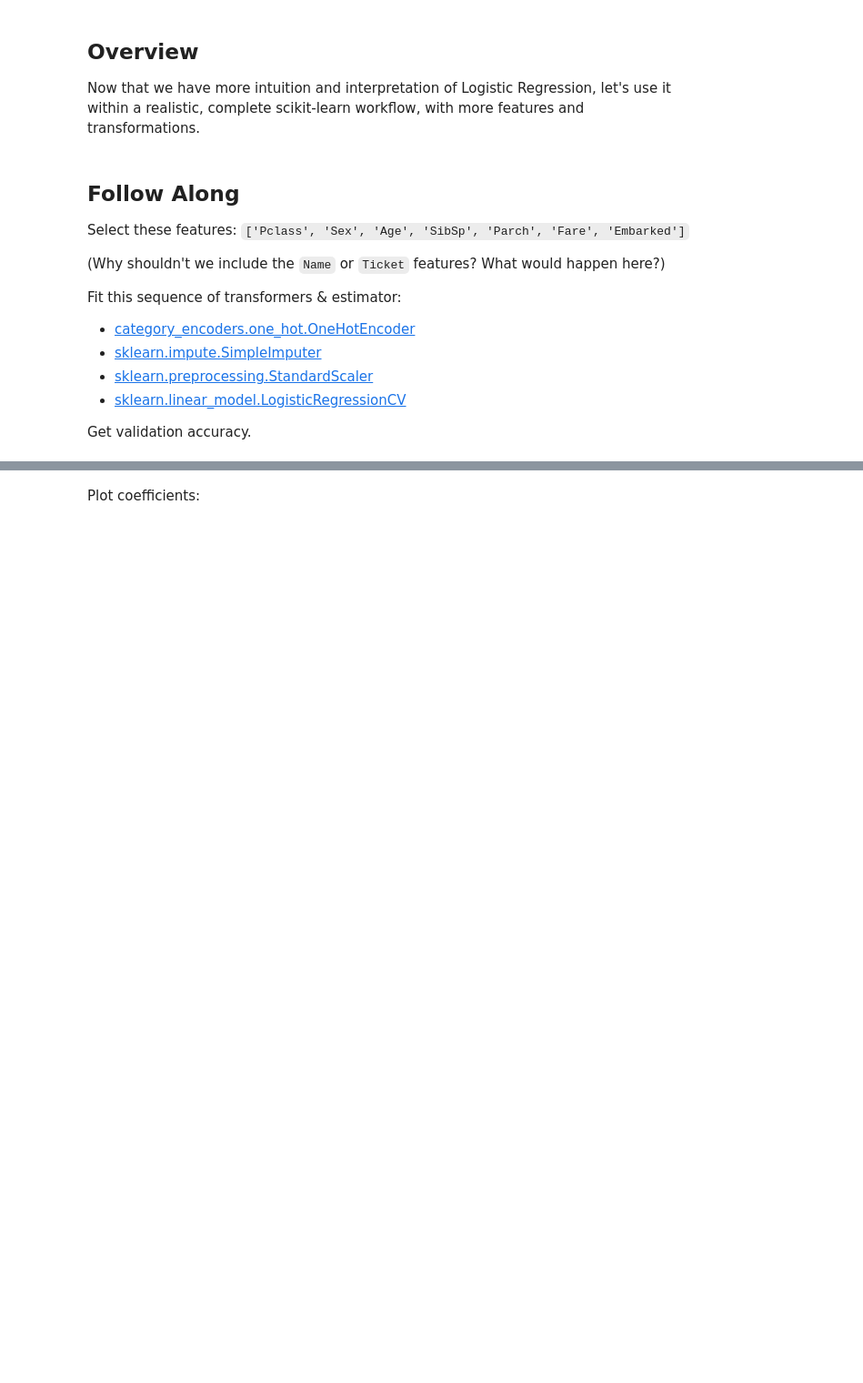
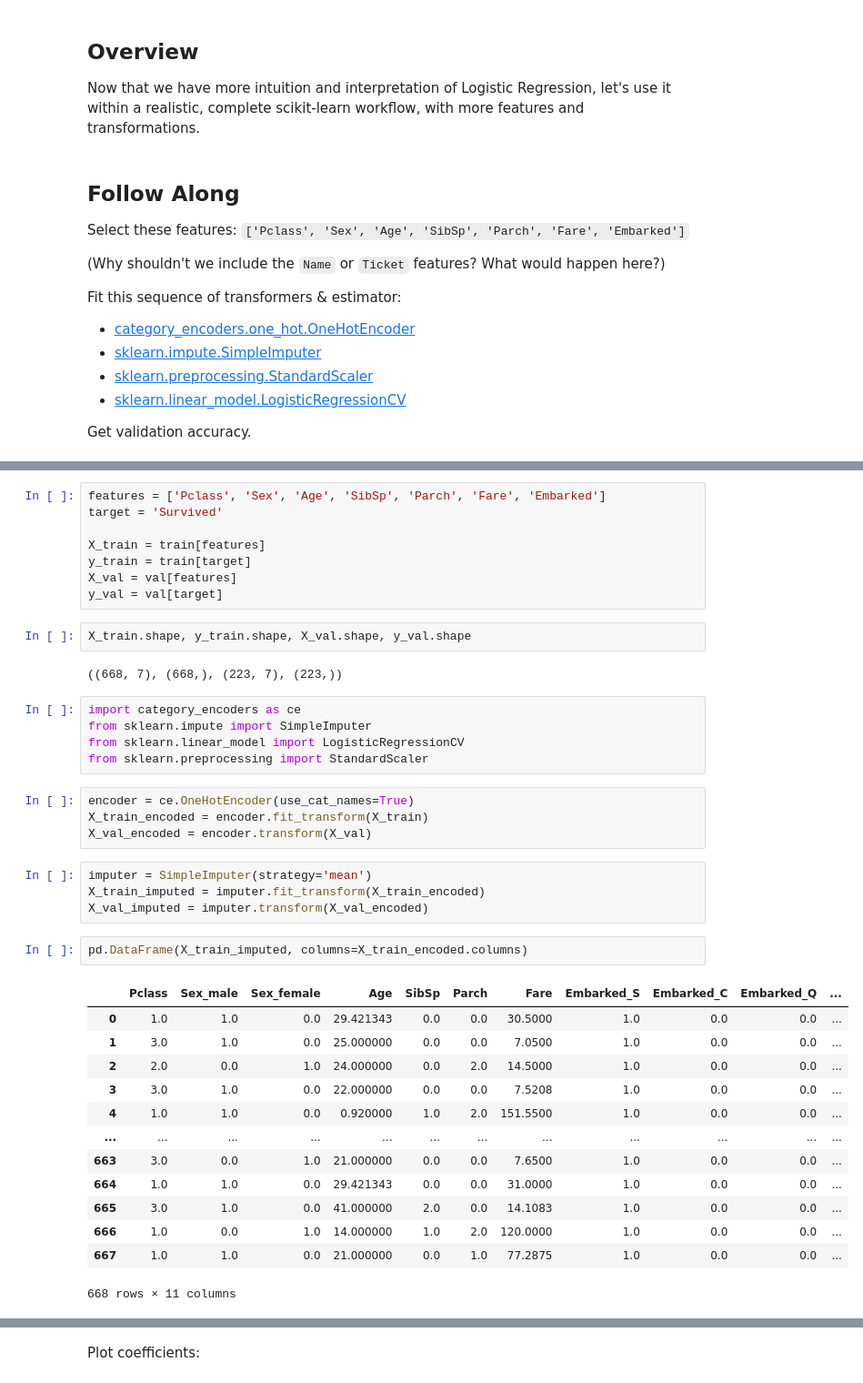
Before and after one commit to benjcrich/DS-Unit-2-Linear-Models, a Jupyter notebook: module4-logistic-regression/LS_DS_214.ipynb, the cells around one changed output, grey strips where cells are left out. Shown at 91% size. Drawn from its saved outputs; the diff is of its cells as text; blank space fills up the shorter version.

```diff
--- a/module4-logistic-regression/LS_DS_214.ipynb
+++ b/module4-logistic-regression/LS_DS_214.ipynb
@@ -256,0 +374,41 @@ Get validation accuracy.
+# %%
+features = ['Pclass', 'Sex', 'Age', 'SibSp', 'Parch', 'Fare', 'Embarked']
+target = 'Survived'
+
+X_train = train[features]
+y_train = train[target]
+X_val = val[features]
+y_val = val[target]
+# %%
+X_train.shape, y_train.shape, X_val.shape, y_val.shape
+# %% [output]
+((668, 7), (668,), (223, 7), (223,))
+# %%
+import category_encoders as ce
+from sklearn.impute import SimpleImputer
+from sklearn.linear_model import LogisticRegressionCV
+from sklearn.preprocessing import StandardScaler
+# %%
+encoder = ce.OneHotEncoder(use_cat_names=True)
+X_train_encoded = encoder.fit_transform(X_train)
+X_val_encoded = encoder.transform(X_val)
+# %%
+imputer = SimpleImputer(strategy='mean')
+X_train_imputed = imputer.fit_transform(X_train_encoded)
+X_val_imputed = imputer.transform(X_val_encoded)
+# %%
+pd.DataFrame(X_train_imputed, columns=X_train_encoded.columns)
+# %% [output]
+|  | Pclass | Sex_male | Sex_female | Age | SibSp | Parch | Fare | Embarked_S | Embarked_C | Embarked_Q | ... |
+| 0 | 1.0 | 1.0 | 0.0 | 29.421343 | 0.0 | 0.0 | 30.5000 | 1.0 | 0.0 | 0.0 | ... |
+| 1 | 3.0 | 1.0 | 0.0 | 25.000000 | 0.0 | 0.0 | 7.0500 | 1.0 | 0.0 | 0.0 | ... |
+| 2 | 2.0 | 0.0 | 1.0 | 24.000000 | 0.0 | 2.0 | 14.5000 | 1.0 | 0.0 | 0.0 | ... |
+| 3 | 3.0 | 1.0 | 0.0 | 22.000000 | 0.0 | 0.0 | 7.5208 | 1.0 | 0.0 | 0.0 | ... |
+| 4 | 1.0 | 1.0 | 0.0 | 0.920000 | 1.0 | 2.0 | 151.5500 | 1.0 | 0.0 | 0.0 | ... |
+| ... | ... | ... | ... | ... | ... | ... | ... | ... | ... | ... | ... |
+| 663 | 3.0 | 0.0 | 1.0 | 21.000000 | 0.0 | 0.0 | 7.6500 | 1.0 | 0.0 | 0.0 | ... |
+| 664 | 1.0 | 1.0 | 0.0 | 29.421343 | 0.0 | 0.0 | 31.0000 | 1.0 | 0.0 | 0.0 | ... |
+| 665 | 3.0 | 1.0 | 0.0 | 41.000000 | 2.0 | 0.0 | 14.1083 | 1.0 | 0.0 | 0.0 | ... |
+| 666 | 1.0 | 0.0 | 1.0 | 14.000000 | 1.0 | 2.0 | 120.0000 | 1.0 | 0.0 | 0.0 | ... |
+| 667 | 1.0 | 1.0 | 0.0 | 21.000000 | 0.0 | 1.0 | 77.2875 | 1.0 | 0.0 | 0.0 | ... |
+668 rows × 11 columns
```
Also changed, not shown: parts of 29 cells of this notebook, 3 other files.
